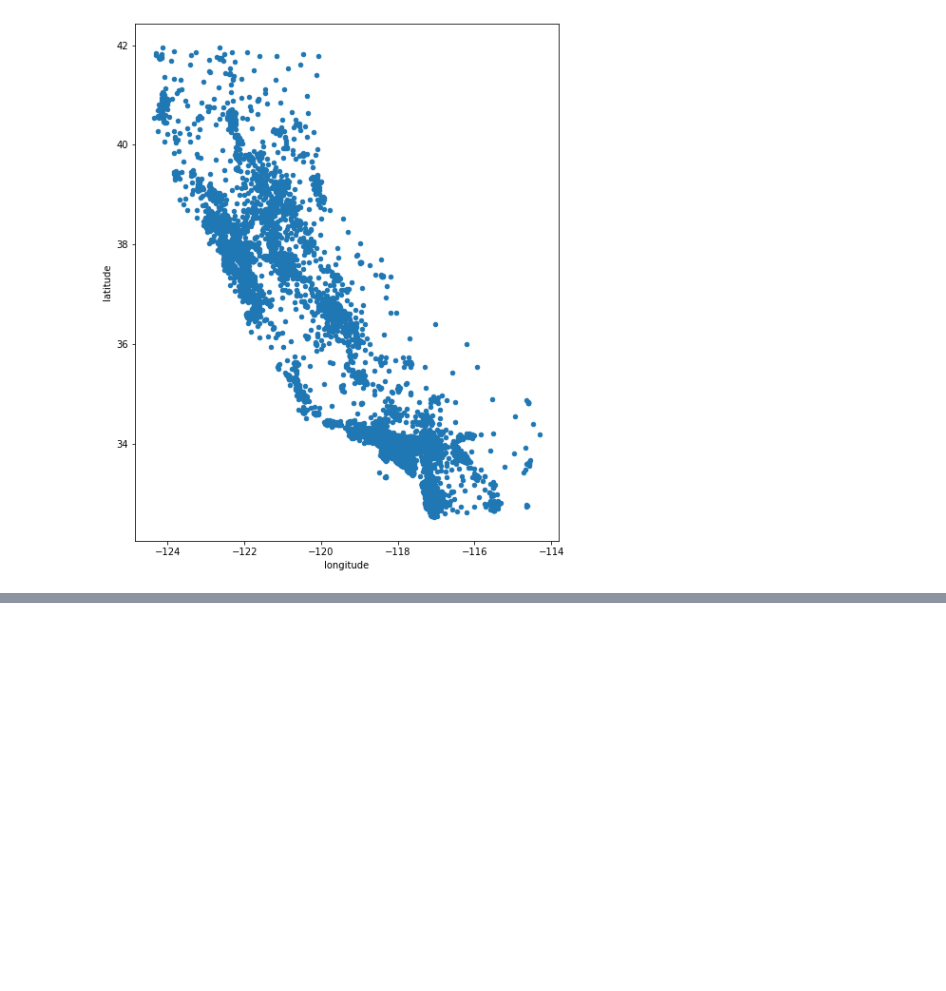
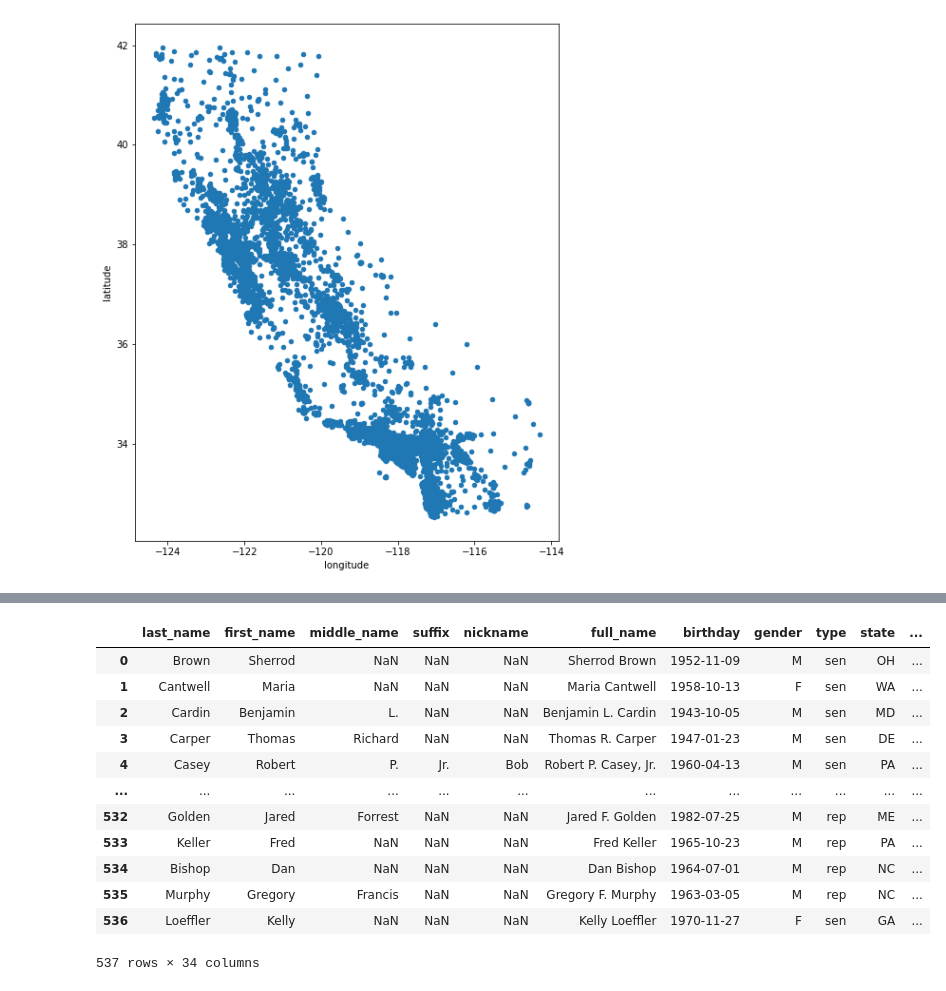
Before and after one commit to paulbruffett/python_class, a Jupyter notebook: A02_Data_Processing.ipynb, the cells around one changed output, grey strips where cells are left out. Cells and saved outputs as stored; diff of their text form; code cells hidden in the pictures; blank space fills up the shorter version.

```diff
--- a/A02_Data_Processing.ipynb
+++ b/A02_Data_Processing.ipynb
@@ -133,0 +149,18 @@ r = requests.get('https://theunitedstates.io/congress-legislators/legislators-hi
+# %%
+house_members = pd.read_csv('https://theunitedstates.io/congress-legislators/legislators-current.csv')
+# %%
+house_members
+# %% [output]
+|  | last_name | first_name | middle_name | suffix | nickname | full_name | birthday | gender | type | state | ... |
+| 0 | Brown | Sherrod | NaN | NaN | NaN | Sherrod Brown | 1952-11-09 | M | sen | OH | ... |
+| 1 | Cantwell | Maria | NaN | NaN | NaN | Maria Cantwell | 1958-10-13 | F | sen | WA | ... |
+| 2 | Cardin | Benjamin | L. | NaN | NaN | Benjamin L. Cardin | 1943-10-05 | M | sen | MD | ... |
+| 3 | Carper | Thomas | Richard | NaN | NaN | Thomas R. Carper | 1947-01-23 | M | sen | DE | ... |
+| 4 | Casey | Robert | P. | Jr. | Bob | Robert P. Casey, Jr. | 1960-04-13 | M | sen | PA | ... |
+| ... | ... | ... | ... | ... | ... | ... | ... | ... | ... | ... | ... |
+| 532 | Golden | Jared | Forrest | NaN | NaN | Jared F. Golden | 1982-07-25 | M | rep | ME | ... |
+| 533 | Keller | Fred | NaN | NaN | NaN | Fred Keller | 1965-10-23 | M | rep | PA | ... |
+| 534 | Bishop | Dan | NaN | NaN | NaN | Dan Bishop | 1964-07-01 | M | rep | NC | ... |
+| 535 | Murphy | Gregory | Francis | NaN | NaN | Gregory F. Murphy | 1963-03-05 | M | rep | NC | ... |
+| 536 | Loeffler | Kelly | NaN | NaN | NaN | Kelly Loeffler | 1970-11-27 | F | sen | GA | ... |
+537 rows × 34 columns
```
Also changed, not shown: parts of 6 cells of this notebook.
